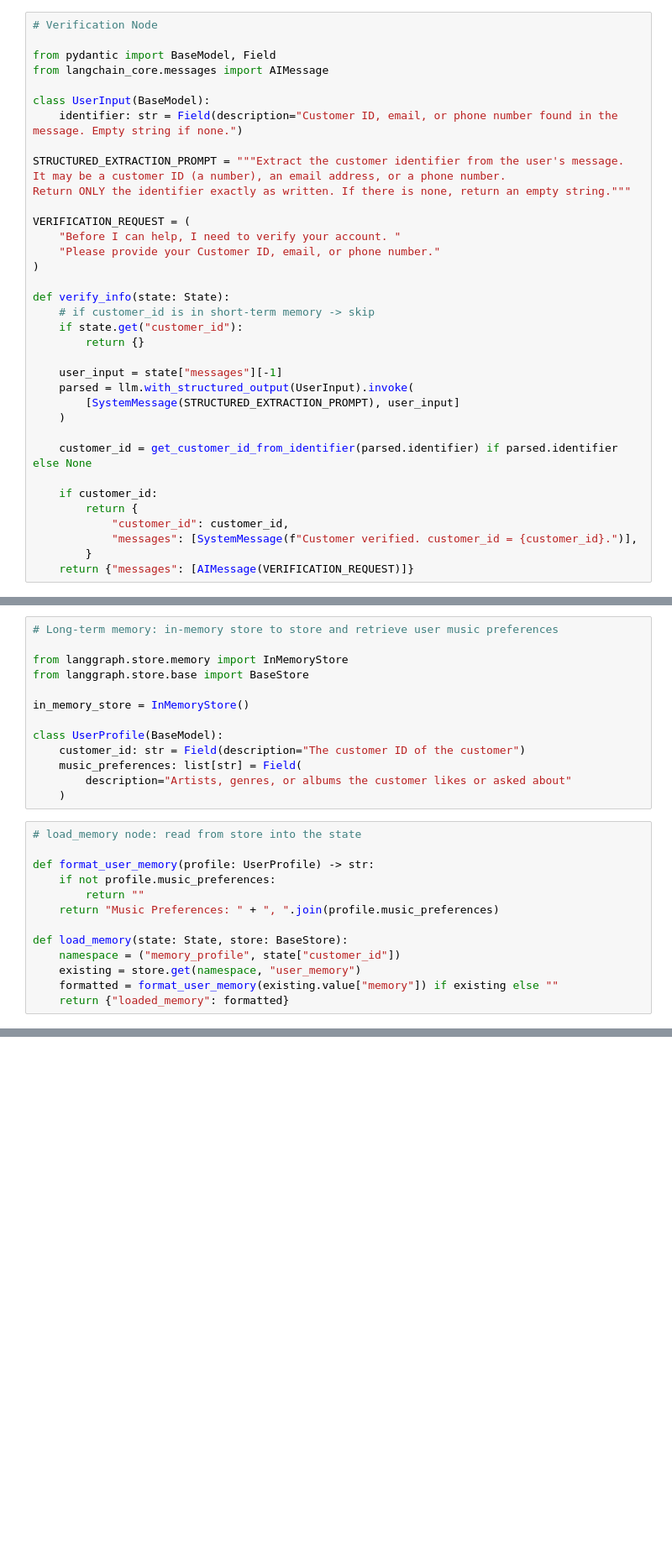
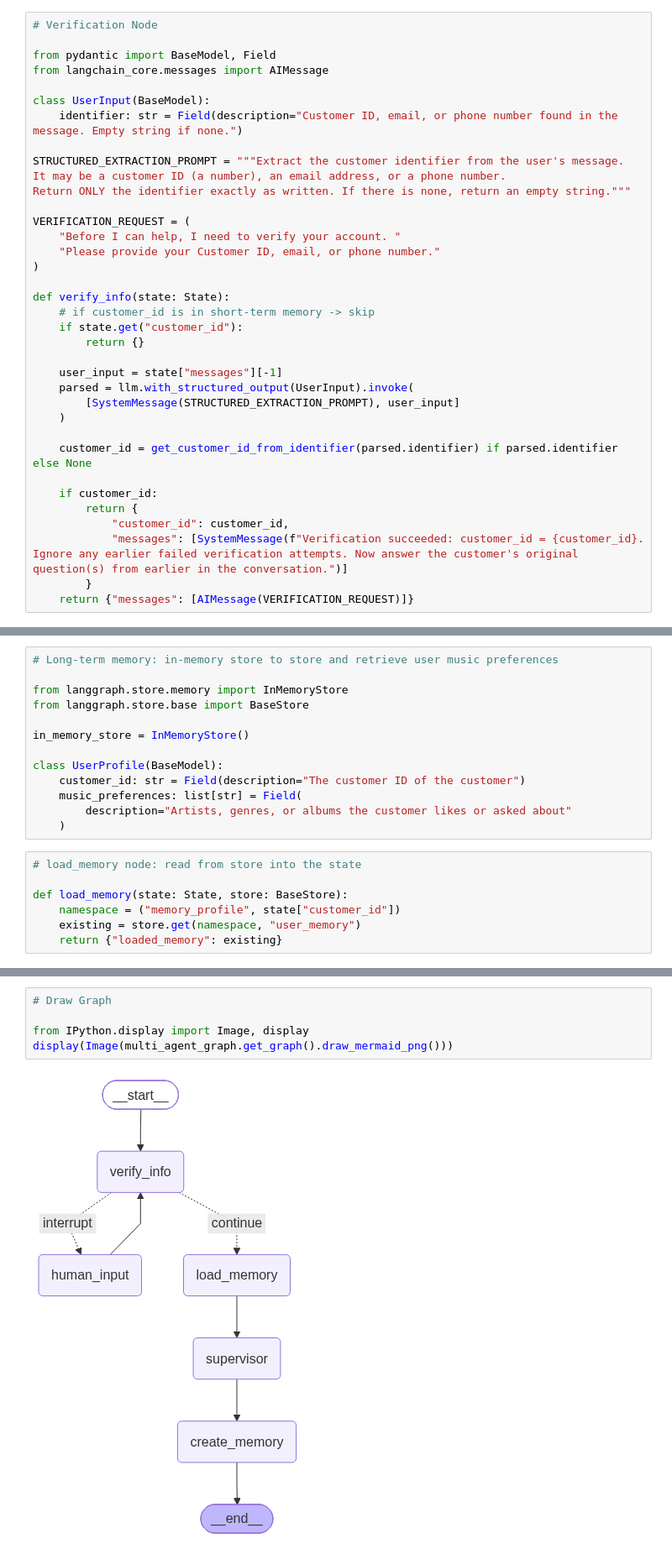
Before and after one commit to menatalh/Generative-AI, a Jupyter notebook: Music Store Customer Support/music_store_support.ipynb, the cells around one changed output, grey strips where cells are left out. Shown at 84% size. Cells and saved outputs as stored; diff of their text form; blank space fills up the shorter version.

Commit message:
fix: system messages

```diff
--- a/Music Store Customer Support/music_store_support.ipynb
+++ b/Music Store Customer Support/music_store_support.ipynb
@@ -469,7 +471,7 @@ def verify_info(state: State):
     if customer_id:
         return {
             "customer_id": customer_id,
-            "messages": [SystemMessage(f"Customer verified. customer_id = {customer_id}.")],
+            "messages": [SystemMessage(f"Verification succeeded: customer_id = {customer_id}. Ignore any earlier failed verification attempts. Now answer the customer's original question(s) from earlier in the conversation.")]
         }
     return {"messages": [AIMessage(VERIFICATION_REQUEST)]}
 # %%
@@ -555,17 +557,11 @@ class UserProfile(BaseModel):
     )
 # %%
 # load_memory node: read from store into the state
-
-def format_user_memory(profile: UserProfile) -> str:
-    if not profile.music_preferences:
-        return ""
-    return "Music Preferences: " + ", ".join(profile.music_preferences)
 
 def load_memory(state: State, store: BaseStore):
     namespace = ("memory_profile", state["customer_id"])
     existing = store.get(namespace, "user_memory")
-    formatted = format_user_memory(existing.value["memory"]) if existing else ""
-    return {"loaded_memory": formatted}
+    return {"loaded_memory": existing}
 # %%
 # Create Memory Node: Update user preferences
 
@@ -646,3 +642,10 @@ builder.add_edge("create_memory", END)
 
 checkpointer = MemorySaver()
 multi_agent_graph = builder.compile(checkpointer=checkpointer, store=in_memory_store)
+# %%
+# Draw Graph
+
+from IPython.display import Image, display
+display(Image(multi_agent_graph.get_graph().draw_mermaid_png()))
+# %% [output]
+[figure, added]
```
Also changed, not shown: parts of 16 cells of this notebook.
